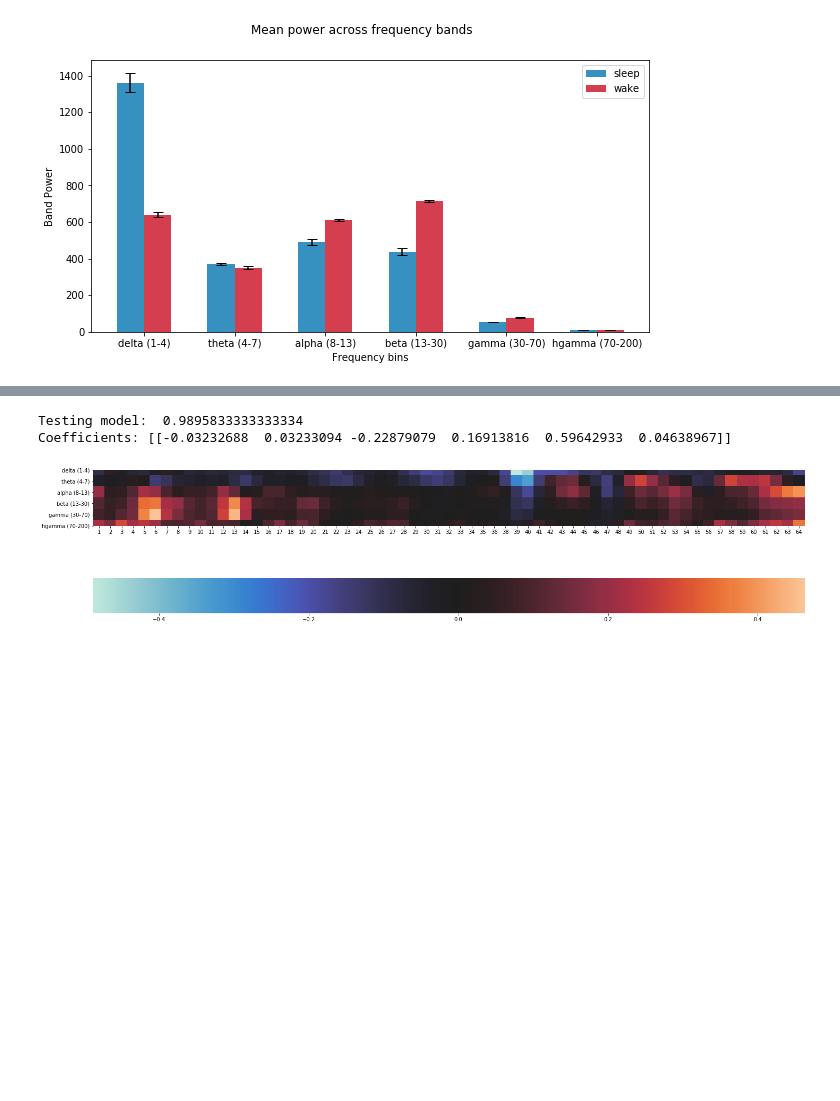
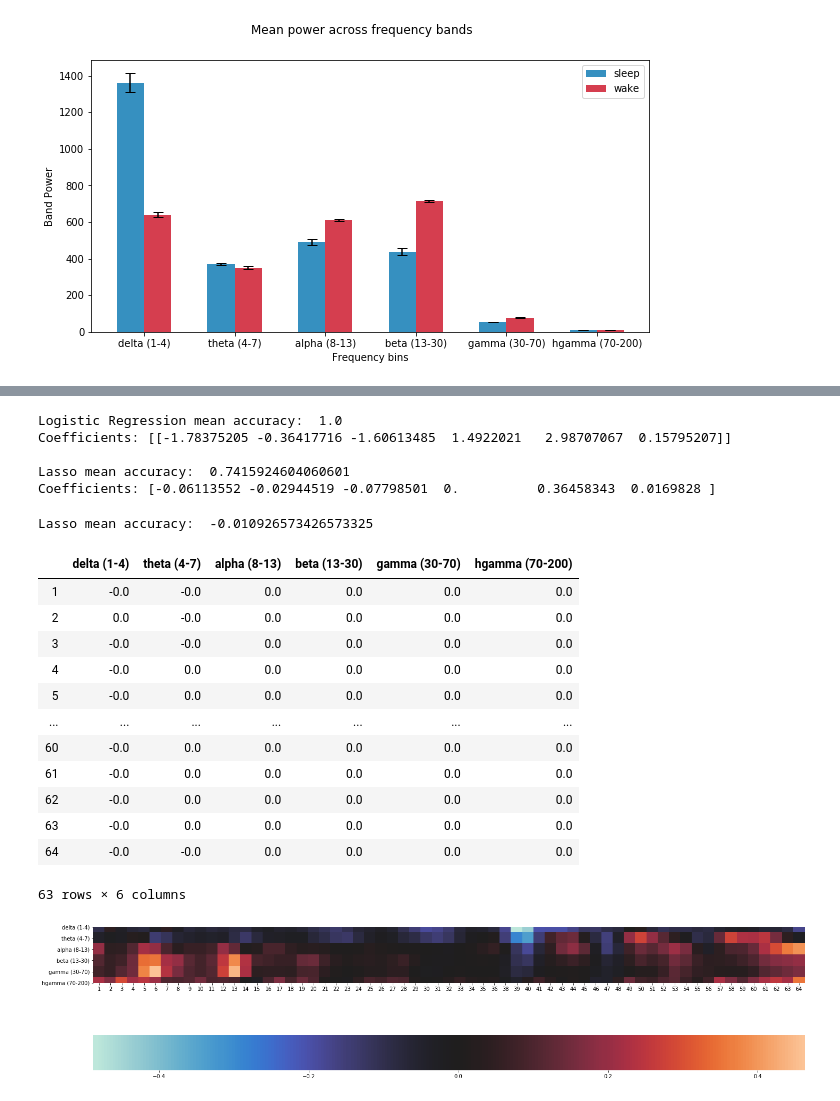
Before and after one commit to sunh20/SleepClass, a Jupyter notebook: sleep_process_d6.ipynb, the cells around one changed output, grey strips where cells are left out. Saved outputs shown, nothing was run; the diff lists cells and outputs as text; code cells hidden in the pictures; blank space fills up the shorter version.

```diff
--- a/sleep_process_d6.ipynb
+++ b/sleep_process_d6.ipynb
@@ -366,31 +436,85 @@ array([[1.94408224e-11, 9.33404527e-06, 2.79124393e-06, 1.28225645e-37,
 # %%
-# train sleep classifier based on these 6 features
-# 40 trials, 6 features per trial
-# 1. Logistic Regression
-# reference: https://scikit-learn.org/stable/modules/cross_validation.html
-import sklearn as sk
-from sklearn.model_selection import train_test_split
-from sklearn import linear_model
+# train sleep classifier based on these 6 frequency band features
+# Classifiers used: Logistic regression, lasso
+# use feature normalization
 
 # setup variables appropriately
 X = np.concatenate((np.mean(pow_bands_sleep,axis=-1),np.mean(pow_bands_wake,axis=-1))); # features, N x 6 matrix
 y = np.zeros((num_trials*2,1)); # binary vector - sleep vs. wake, should be N x 1
 y[num_trials:] = 1;
 
+# feature standardization
+X_norm = (X - X.mean(axis=0)) / X.std(axis=0)
+
 # split using train_test_split
-X_train, X_test, y_train, y_test = train_test_split(X, y.ravel(), test_size=0.4, random_state=0)
+X_train, X_test, y_train, y_test = train_test_split(X_norm, y.ravel(), test_size=0.2, random_state=0)
 
 # try logistic regression
 LR = sk.linear_model.LogisticRegression(random_state=0, # random seed
                                         solver='liblinear',
                                         ).fit(X_train,y_train)
 
+LS = sk.linear_model.Lasso(random_state=0, alpha=0.05).fit(X_train,y_train)
+
 # evaluate
-print('Testing model: ',LR.score(X_test,y_test))
+print('Logistic Regression mean accuracy: ',LR.score(X_test,y_test))
 print('Coefficients:',LR.coef_)
+print()
+print('Lasso mean accuracy: ',LS.score(X_test,y_test))
+print('Coefficients:',LS.coef_)
 # %% [output]
-Testing model:  0.9895833333333334
-Coefficients: [[-0.03232688  0.03233094 -0.22879079  0.16913816  0.59642933  0.04638967]]
+Logistic Regression mean accuracy:  1.0
+Coefficients: [[-1.78375205 -0.36417716 -1.60613485  1.4922021   2.98707067  0.15795207]]
+
+Lasso mean accuracy:  0.7415924604060601
+Coefficients: [-0.06113552 -0.02944519 -0.07798501  0.          0.36458343  0.0169828 ]
+# %%
+# train sleep classifier based on these 6 frequency band features x 63 electrodes
+# Classifiers used: lasso
+
+# setup variables appropriately
+# setup so that it goes electrode 1-63 (delta), 1-63 (theta)...
+X = np.concatenate([np.reshape(pow_bands_sleep,[num_trials,-1]),
+                   np.reshape(pow_bands_wake,[num_trials,-1])],
+                   axis=0);
+
+# feature standardization
+X = sk.preprocessing.normalize(X,axis=0,return_norm=True)[0]
+
+y = np.zeros((num_trials*2,1)); # binary vector - sleep vs. wake, should be N x 1
+y[num_trials:] = 1;
+
+# split using train_test_split
+X_train, X_test, y_train, y_test = train_test_split(X, y.ravel(), test_size=0.2, random_state=0)
+
+# lasso regression
+LS = sk.linear_model.Lasso(random_state=0,
+                           alpha=0.5).fit(X_train,y_train)
+
+# evaluate
+print('Lasso mean accuracy: ',LS.score(X_test,y_test))
+
+# coefficients: features x electrodes
+LS_coef = np.reshape(LS.coef_,[pow_bands_sleep.shape[1],pow_bands_sleep.shape[2]])
+LS_coef = pd.DataFrame(data=LS_coef.transpose(),
+                         columns=bar_labels,
+                         index=chan)
+display(LS_coef)
+# %% [output]
+Lasso mean accuracy:  -0.010926573426573325
+|  | delta (1-4) | theta (4-7) | alpha (8-13) | beta (13-30) | gamma (30-70) | hgamma (70-200) |
+| 1 | -0.0 | -0.0 | 0.0 | 0.0 | 0.0 | 0.0 |
+| 2 | 0.0 | -0.0 | 0.0 | 0.0 | 0.0 | 0.0 |
+| 3 | -0.0 | -0.0 | 0.0 | 0.0 | 0.0 | 0.0 |
+| 4 | -0.0 | 0.0 | 0.0 | 0.0 | 0.0 | 0.0 |
+| 5 | -0.0 | 0.0 | 0.0 | 0.0 | 0.0 | 0.0 |
+| ... | ... | ... | ... | ... | ... | ... |
+| 60 | -0.0 | 0.0 | 0.0 | 0.0 | 0.0 | 0.0 |
+| 61 | -0.0 | 0.0 | 0.0 | 0.0 | 0.0 | 0.0 |
+| 62 | -0.0 | 0.0 | 0.0 | 0.0 | 0.0 | 0.0 |
+| 63 | -0.0 | 0.0 | 0.0 | 0.0 | 0.0 | 0.0 |
+| 64 | -0.0 | -0.0 | 0.0 | 0.0 | 0.0 | 0.0 |
+63 rows × 6 columns
 # %%
 # do the same thing but now by electrode
 
```
Also changed, not shown: parts of 9 cells of this notebook.
